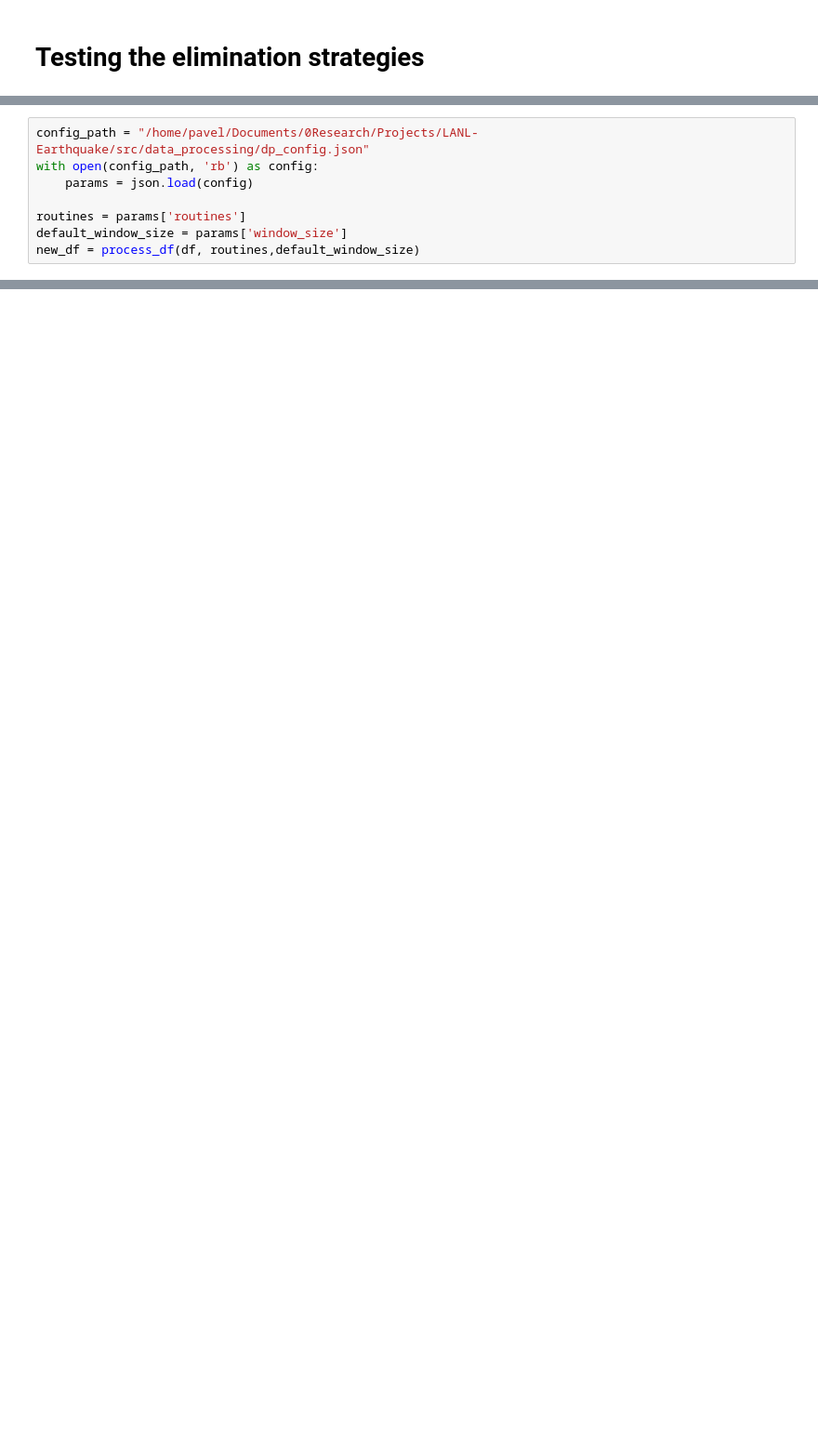
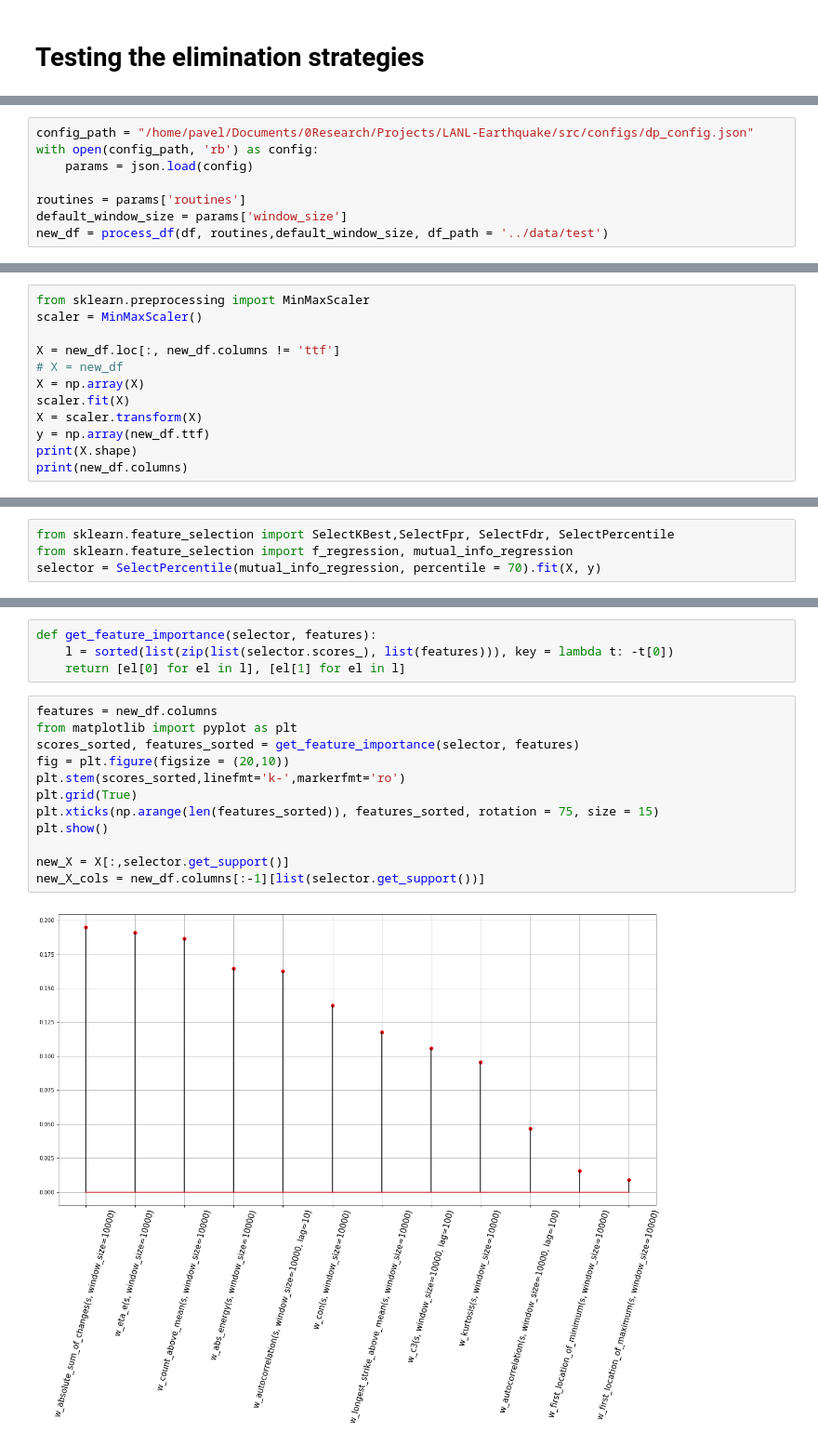
Before and after one commit to SIakovlev/LANL-Earthquake, a Jupyter notebook: src/feature_elimination/feature_elimination.ipynb, the cells around one changed output, grey strips where cells are left out. Shown at 93% size. Saved outputs shown, nothing was run; the diff lists cells and outputs as text; blank space fills up the shorter version.

```diff
--- a/src/feature_elimination/feature_elimination.ipynb
+++ b/src/feature_elimination/feature_elimination.ipynb
@@ -198,10 +194,10 @@ data_path = '/home/pavel/Documents/0Research/Projects/LANL-Earthquake/data/EQs/E
 df = pd.read_hdf(data_path, key = 'table')
 df.columns = ['s','ttf']
 # %%
-config_path = "/home/pavel/Documents/0Research/Projects/LANL-Earthquake/src/data_processing/dp_config.json"
+config_path = "/home/pavel/Documents/0Research/Projects/LANL-Earthquake/src/configs/dp_config.json"
 with open(config_path, 'rb') as config:
     params = json.load(config)
 
 routines = params['routines']
 default_window_size = params['window_size']
-new_df = process_df(df, routines,default_window_size)
+new_df = process_df(df, routines,default_window_size, df_path = '../data/test')
@@ -207,0 +224,12 @@ new_df = process_df(df, routines,default_window_size)
+# %%
+from sklearn.preprocessing import MinMaxScaler
+scaler = MinMaxScaler()
+
+X = new_df.loc[:, new_df.columns != 'ttf']
+# X = new_df
+X = np.array(X)
+scaler.fit(X)
+X = scaler.transform(X)
+y = np.array(new_df.ttf)
+print(X.shape)
+print(new_df.columns)
@@ -207,0 +250,4 @@ new_df = process_df(df, routines,default_window_size)
+# %%
+from sklearn.feature_selection import SelectKBest,SelectFpr, SelectFdr, SelectPercentile
+from sklearn.feature_selection import f_regression, mutual_info_regression
+selector = SelectPercentile(mutual_info_regression, percentile = 70).fit(X, y)
@@ -207,0 +262,18 @@ new_df = process_df(df, routines,default_window_size)
+# %%
+def get_feature_importance(selector, features):
+    l = sorted(list(zip(list(selector.scores_), list(features))), key = lambda t: -t[0])
+    return [el[0] for el in l], [el[1] for el in l]
+# %%
+features = new_df.columns
+from matplotlib import pyplot as plt
+scores_sorted, features_sorted = get_feature_importance(selector, features)
+fig = plt.figure(figsize = (20,10))
+plt.stem(scores_sorted,linefmt='k-',markerfmt='ro')
+plt.grid(True)
+plt.xticks(np.arange(len(features_sorted)), features_sorted, rotation = 75, size = 15)
+plt.show()
+
+new_X = X[:,selector.get_support()]
+new_X_cols = new_df.columns[:-1][list(selector.get_support())]
+# %% [output]
+[figure, added]
```
Also changed, not shown: parts of 9 cells of this notebook, 1 other file.
